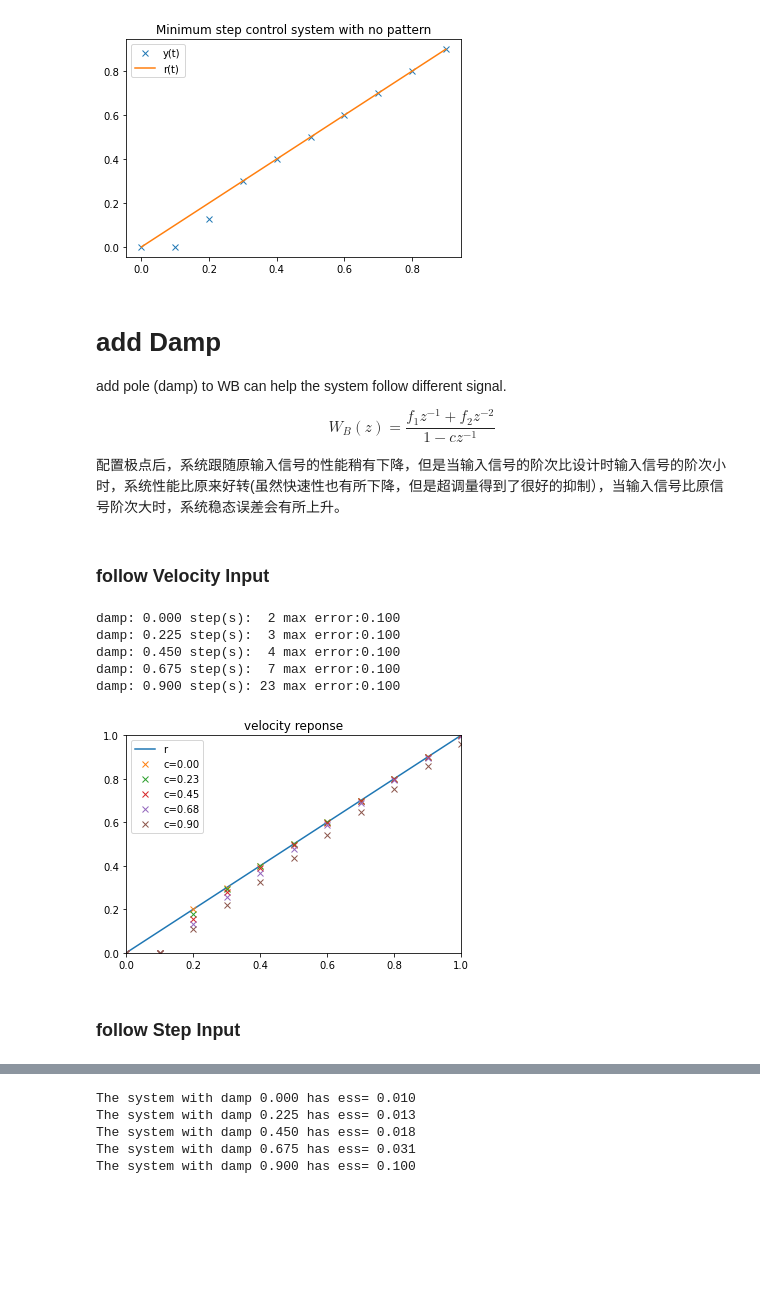
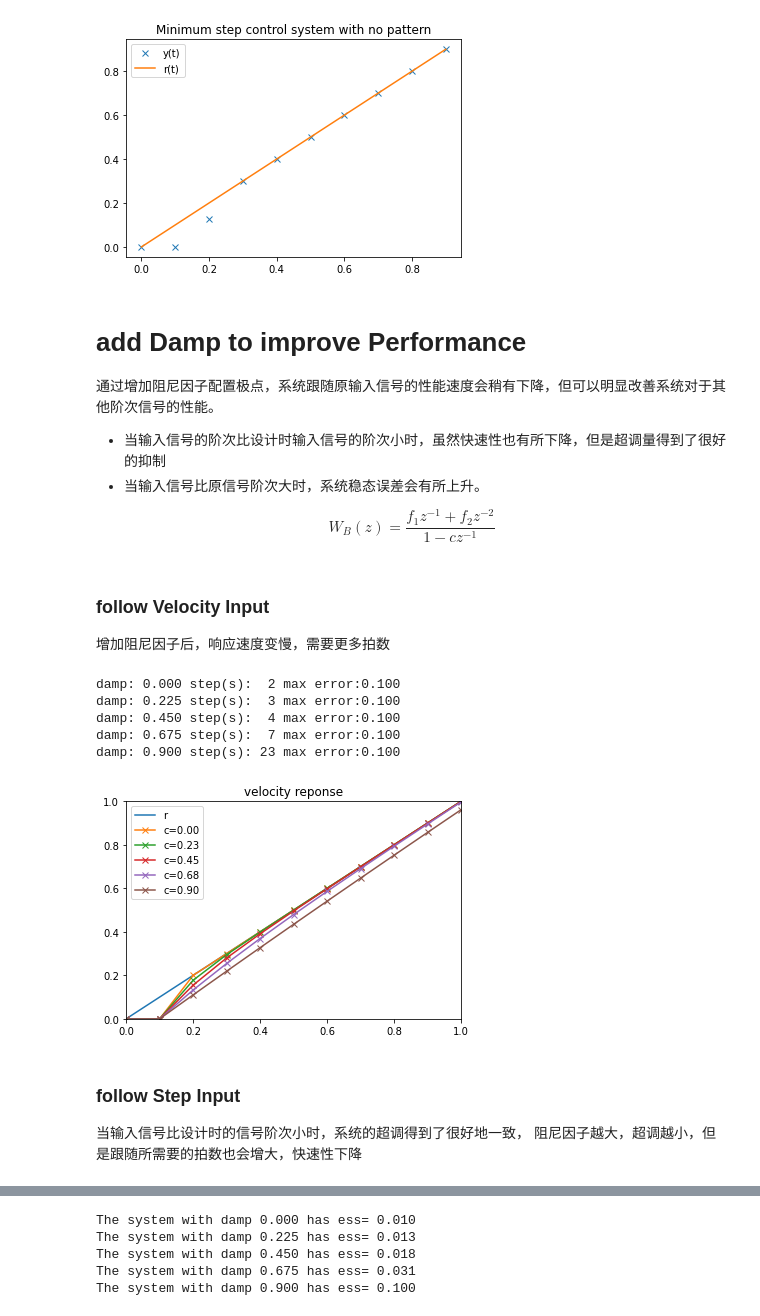
Before and after one commit to xsro/university-learning-code, a Jupyter notebook: 6计算机控制/3最小拍控制系统/MinimumStepControl.ipynb, the cells around one changed output, grey strips where cells are left out. Cells and saved outputs as stored; diff of their text form; code cells hidden in the pictures; blank space fills up the shorter version.

```diff
--- a/6计算机控制/3最小拍控制系统/MinimumStepControl.ipynb
+++ b/6计算机控制/3最小拍控制系统/MinimumStepControl.ipynb
@@ -101,49 +103,55 @@ plt.show()
 The system need 3 step(s) to follow input
 [figure]
 # %% [markdown]
-# add Damp
+# add Damp to improve Performance
 
-add pole (damp) to WB can help the system follow different signal.
+通过增加阻尼因子配置极点，系统跟随原输入信号的性能速度会稍有下降，但可以明显改善系统对于其他阶次信号的性能。
+
+- 当输入信号的阶次比设计时输入信号的阶次小时，虽然快速性也有所下降，但是超调量得到了很好的抑制
+- 当输入信号比原信号阶次大时，系统稳态误差会有所上升。
 
 $$
 W_B(z)=\frac{f_1z^{-1}+f_2z^{-2}}{1-cz^{-1}}
 $$
-
-配置极点后，系统跟随原输入信号的性能稍有下降，但是当输入信号的阶次比设计时输入信号的阶次小时，系统性能比原来好转(虽然快速性也有所下降，但是超调量得到了很好的抑制），当输入信号比原信号阶次大时，系统稳态误差会有所上升。
-# %% [markdown]
-### follow Velocity Input
 # %%
 def WB_addDamp(c):
     #from blue book P151
     f1=2-c;f2=-1
     WB3=(f1*z**(-1)+f2*z**(-2))/(1-c*z**(-1))
     return WB3
+# %% [markdown]
+### follow Velocity Input
+
+增加阻尼因子后，响应速度变慢，需要更多拍数
 # %%
 plt.figure()
 t=np.arange(0,10,0.1)
 r=t
 plt.plot(t,r,'-',label="r")
 for c in np.linspace(0,0.9,5):
     WB=WB_addDamp(c)
     t,y=co.forced_response(WB,t,U=r)
     e=r-y
-    plt.plot(t,y,'x',label="c={:.2f}".format(c))
+    plt.plot(t,y,'x-',label="c={:.2f}".format(c))
     for i in range(1,len(e)-1):
         if e[i] <0.01:
             print("damp: %.3f step(s):%3d\tmax error:%-.3f" % (c,i,max(e)))
             break
 plt.xlim([0,1]);plt.ylim([0,1])
 plt.title("velocity reponse")
 plt.legend();plt.show()
 # %% [output]
 damp: 0.000 step(s):  2 max error:0.100
 damp: 0.225 step(s):  3 max error:0.100
 damp: 0.450 step(s):  4 max error:0.100
 damp: 0.675 step(s):  7 max error:0.100
 damp: 0.900 step(s): 23 max error:0.100
-[figure, old version]
+[figure, new version]
 # %% [markdown]
 ### follow Step Input
+
+当输入信号比设计时的信号阶次小时，系统的超调得到了很好地一致，
+阻尼因子越大，超调越小，但是跟随所需要的拍数也会增大，快速性下降
 # %%
 plt.figure()
 for c in np.linspace(0,0.9,5):
```
Also changed, not shown: parts of 3 cells of this notebook.
